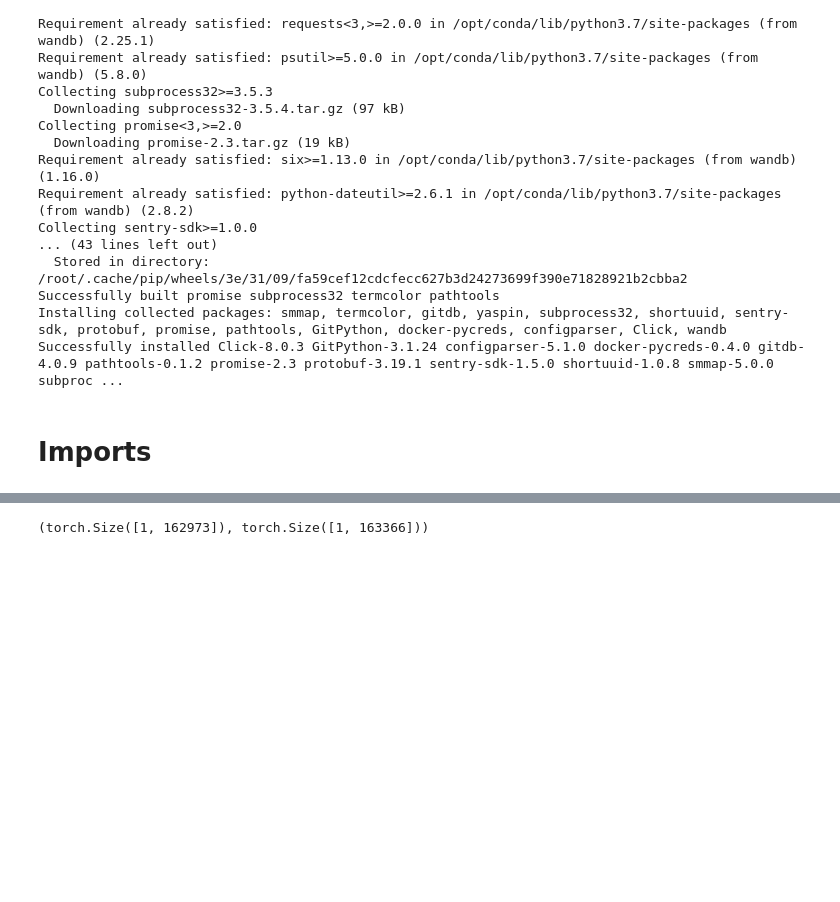
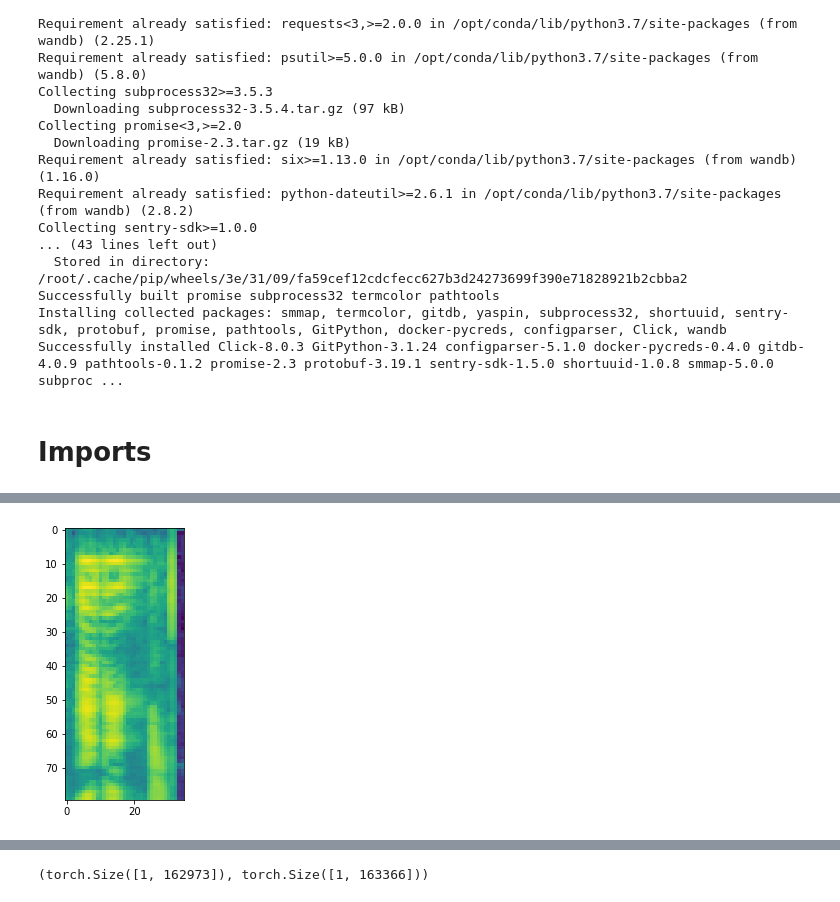
Before and after one commit to timothyxp/Hi-Fi-Gan, a Jupyter notebook: train.ipynb, the cells around one changed output, grey strips where cells are left out. Saved outputs shown, nothing was run; the diff lists cells and outputs as text; code cells hidden in the pictures; blank space fills up the shorter version.

```diff
--- a/train.ipynb
+++ b/train.ipynb
@@ -112,0 +222,6 @@ for i in range(config.n_epochs):
+# %%
+melspec_prediction = featurizer(batch.waveform_prediction)
+# %%
+Image.open(plot_spectrogram_to_buf(melspec_prediction[1].detach().cpu()));
+# %% [output]
+[figure, added]
```
Also changed, not shown: parts of 16 cells of this notebook, 7 other files.
